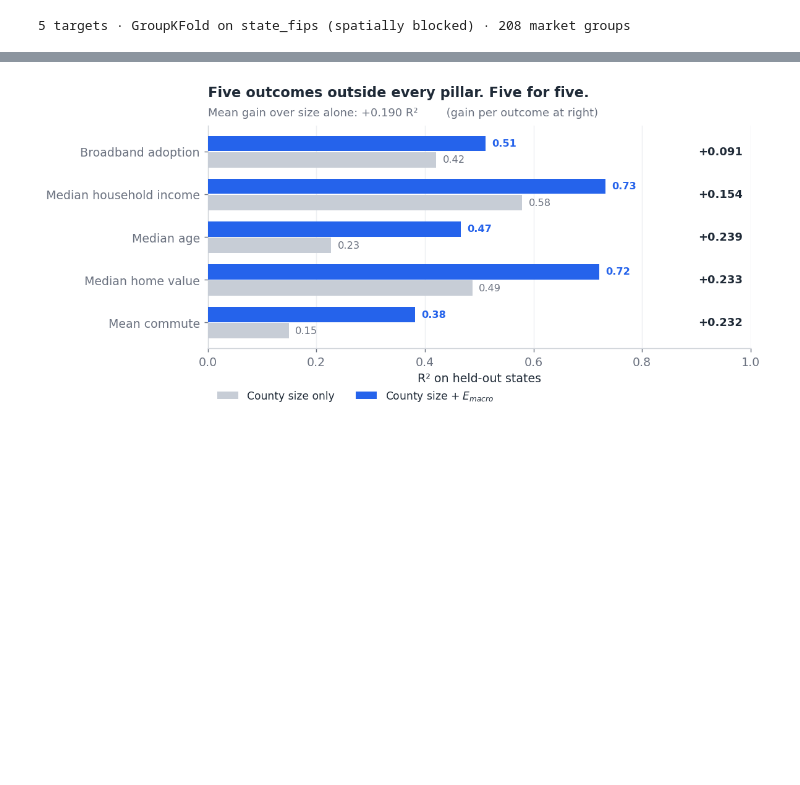
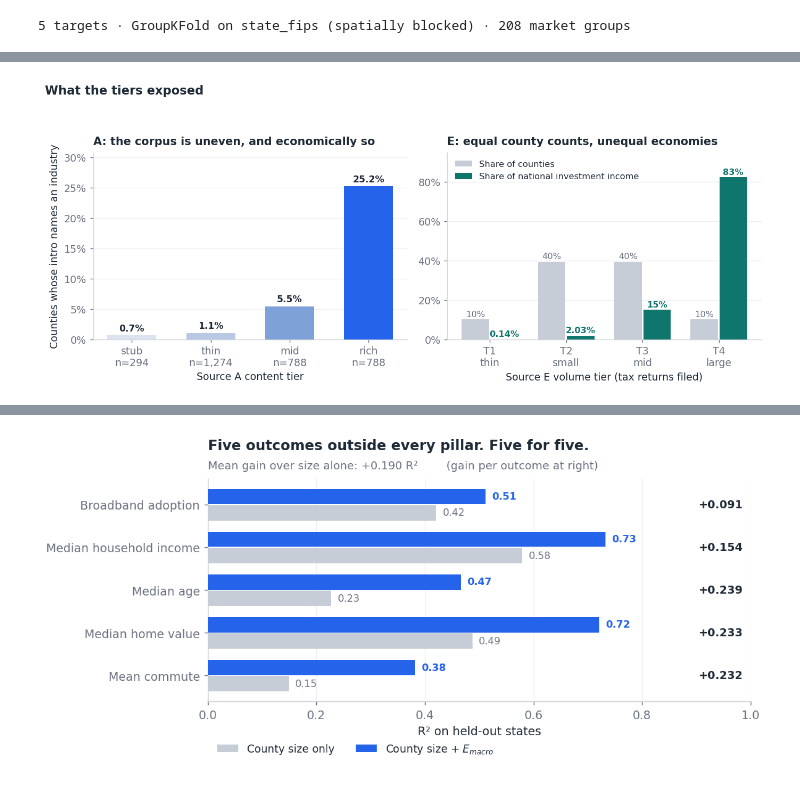
Before and after one commit to Max-Garcia-06/macro_embeddings, a Jupyter notebook: analysis-output/weekly-brief-2026-08-06.ipynb, the cells around one changed output, grey strips where cells are left out. Cells and saved outputs as stored; diff of their text form; code cells hidden in the pictures; blank space fills up the shorter version.

```diff
--- a/analysis-output/weekly-brief-2026-08-06.ipynb
+++ b/analysis-output/weekly-brief-2026-08-06.ipynb
@@ -23,6 +23,8 @@ grain = pd.read_csv(OUTPUTS / "grain_effect.csv")
 decile = pd.read_csv(OUTPUTS / "external_target_by_decile.csv")
 ext = json.loads((ANALYSIS / "cross-source" / "external_target_stats.json").read_text())
 gst = json.loads((ANALYSIS / "cross-source" / "grain_effect_stats.json").read_text())
+a_tiers = json.loads((ANALYSIS / "source-a" / "source_a_tier_stats.json").read_text())
+e_tiers = json.loads((ANALYSIS / "source-e" / "source_e_tier_stats.json").read_text())
 
 LABELS = {
     "broadband_rate": "Broadband adoption",
@@ -68,0 +107,52 @@ Both were open questions on Monday. Neither is now.
+# %%
+a_sum = a_tiers["summary"]
+a_lab = a_tiers["tier_labels"]
+e_lab = list(e_tiers["tiers"])
+e_sum = e_tiers["tiers"]
+
+fig, (axa, axe) = plt.subplots(1, 2, figsize=(10.6, 4.2))
+
+# --- Source A: industry content by content tier
+shares = [a_sum[t]["share_any_industry"] for t in a_lab]
+bars = axa.bar(a_lab, shares, width=0.62,
+               color=["#dbe3ef", "#b9c9e4", "#7ea2d8", "#2563eb"], zorder=3)
+for b, s in zip(bars, shares):
+    axa.text(b.get_x() + b.get_width() / 2, s + 0.007, f"{s:.1%}",
+             ha="center", fontsize=9.5, fontweight="bold", color=INK)
+axa.set_xticks(range(len(a_lab)),
+               [f"{t}\nn={a_sum[t]['n_counties']:,}" for t in a_lab])
+axa.set_ylim(0, max(shares) * 1.22)
+axa.set_ylabel("Counties whose intro names an industry")
+axa.set_xlabel("Source A content tier")
+axa.set_title("A: the corpus is uneven, and economically so",
+              fontsize=11.5, loc="left", pad=8)
+axa.yaxis.set_major_formatter(lambda v, _: f"{v:.0%}")
+axa.grid(axis="y", color="#eef0f3", zorder=0)
+
+# --- Source E: share of counties vs share of national investment income
+cty = [e_sum[t]["share_of_counties"] for t in e_lab]
+inc = [e_sum[t]["share_of_investment_income"] for t in e_lab]
+x = range(len(e_lab))
+axe.bar([i - 0.19 for i in x], cty, width=0.36, color=BASE,
+        label="Share of counties", zorder=3)
+axe.bar([i + 0.19 for i in x], inc, width=0.36, color="#0f766e",
+        label="Share of national investment income", zorder=3)
+for i, (c, v) in enumerate(zip(cty, inc)):
+    axe.text(i - 0.19, c + 0.012, f"{c:.0%}", ha="center", fontsize=9, color="#6b7280")
+    axe.text(i + 0.19, v + 0.012, f"{v:.2%}" if v < 0.05 else f"{v:.0%}",
+             ha="center", fontsize=9, fontweight="bold", color="#0f766e")
+axe.set_xticks(list(x), ["T1\nthin", "T2\nsmall", "T3\nmid", "T4\nlarge"])
+axe.set_ylim(0, 0.95)
+axe.set_xlabel("Source E volume tier (tax returns filed)")
+axe.set_title("E: equal county counts, unequal economies",
+              fontsize=11.5, loc="left", pad=8)
+axe.yaxis.set_major_formatter(lambda v, _: f"{v:.0%}")
+axe.legend(frameon=False, fontsize=9, loc="upper left")
+axe.grid(axis="y", color="#eef0f3", zorder=0)
+
+fig.suptitle("What the tiers exposed", x=0.008, y=1.06, ha="left",
+             fontsize=12.5, fontweight="bold")
+plt.tight_layout()
+plt.show()
+# %% [output]
+[figure, added]
```
Also changed, not shown: parts of 8 cells of this notebook, 1 other file.
